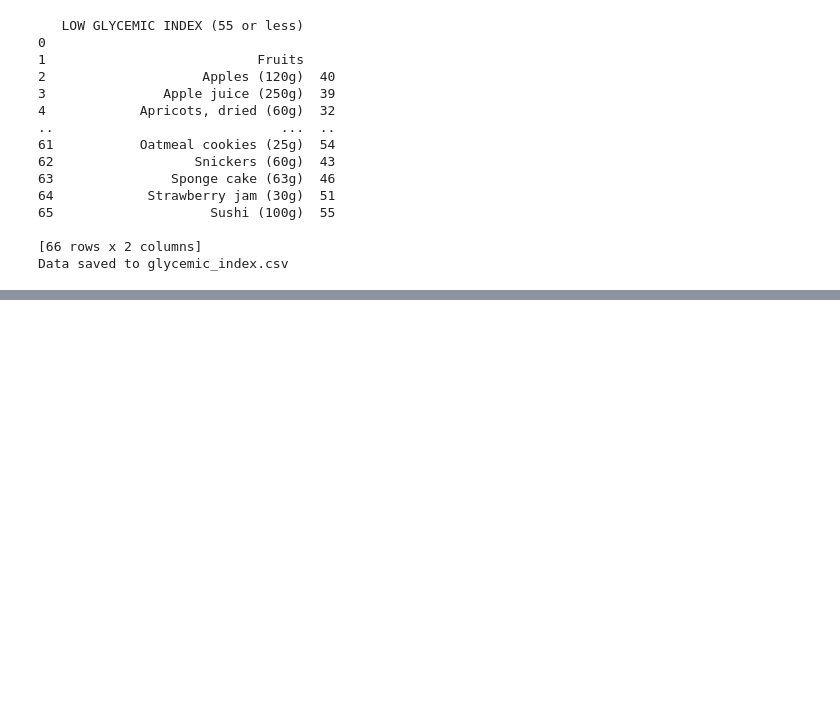
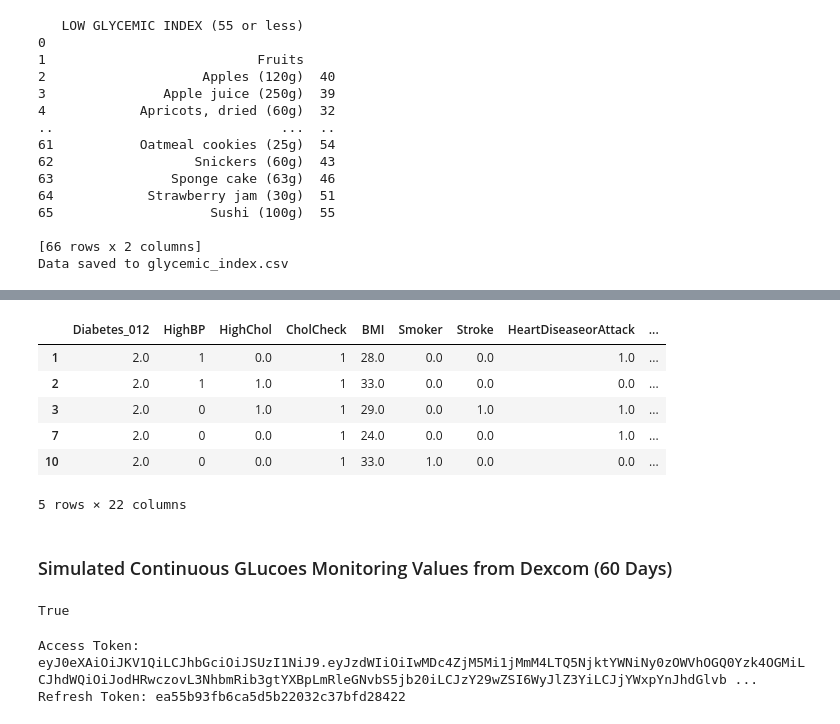
Before and after one commit to lvandine44/MADS-Capstone, a Jupyter notebook: 1-Data Preparation.ipynb, the cells around one changed output, grey strips where cells are left out. Saved outputs shown, nothing was run; the diff lists cells and outputs as text; code cells hidden in the pictures; blank space fills up the shorter version.

```diff
--- a/1-Data Preparation.ipynb
+++ b/1-Data Preparation.ipynb
@@ -374,0 +405,13 @@ Data saved to glycemic_index.csv
+# %%
+# Overwrite original df
+patient = patient[patient['Diabetes_012'] == 2]
+
+patient.head()
+# %% [output]
+|  | Diabetes_012 | HighBP | HighChol | CholCheck | BMI | Smoker | Stroke | HeartDiseaseorAttack | ... |
+| 1 | 2.0 | 1 | 0.0 | 1 | 28.0 | 0.0 | 0.0 | 1.0 | ... |
+| 2 | 2.0 | 1 | 1.0 | 1 | 33.0 | 0.0 | 0.0 | 0.0 | ... |
+| 3 | 2.0 | 0 | 1.0 | 1 | 29.0 | 0.0 | 1.0 | 1.0 | ... |
+| 7 | 2.0 | 0 | 0.0 | 1 | 24.0 | 0.0 | 0.0 | 1.0 | ... |
+| 10 | 2.0 | 0 | 0.0 | 1 | 33.0 | 1.0 | 0.0 | 0.0 | ... |
+5 rows × 22 columns
@@ -374,0 +422,54 @@ Data saved to glycemic_index.csv
+# %% [markdown]
+### Simulated Continuous GLucoes Monitoring Values from Dexcom (60 Days)
+# %%
+# Replace with your actual values
+client_id = 'PiBbJDkfUhd1G5C5wS4gaaYg8Mvbw6f1'
+redirect_uri = 'http://localhost:8000/callback'
+scope = 'offline_access'
+
+# Dexcom's authorization endpoint
+auth_url = (
+    f"https://sandbox-api.dexcom.com/v2/oauth2/login?client_id={client_id}"
+    f"&redirect_uri={redirect_uri}&response_type=code&scope={scope}"
+)
+
+# Open the authorization URL in the user's web browser
+webbrowser.open(auth_url)
+# %% [output]
+True
+# %%
+client_id = 'PiBbJDkfUhd1G5C5wS4gaaYg8Mvbw6f1'
+client_secret = 'g5FJFc19UZ5Eo1Xo'
+authorization_code = '533d33c28705a6c8f06c2a3fde87da30'
+redirect_uri = 'http://localhost:8000/callback'
+
+# Token request endpoint
+token_url = "https://sandbox-api.dexcom.com/v2/oauth2/token"
+
+# Request payload
+data = {
+    'client_id': client_id,
+    'client_secret': client_secret,
+    'code': authorization_code,
+    'redirect_uri': redirect_uri,
+    'grant_type': 'authorization_code'
+}
+
+# Request headers
+headers = {'Content-Type': 'application/x-www-form-urlencoded'}
+
+# Request access token
+response = requests.post(token_url, headers=headers, data=data)
+
+# Check the response and extract the access token
+if response.status_code == 200:
+    tokens = response.json()
+    access_token = tokens['access_token']
+    refresh_token = tokens['refresh_token']
+    print("Access Token:", access_token)
+    print("Refresh Token:", refresh_token)
+else:
+    print("Failed to get access token:", response.json())
+# %% [output]
+Access Token: eyJ0eXAiOiJKV1QiLCJhbGciOiJSUzI1NiJ9.eyJzdWIiOiIwMDc4ZjM5Mi1jMmM4LTQ5NjktYWNiNy0zOWVhOGQ0Yzk4OGMiLCJhdWQiOiJodHRwczovL3NhbmRib3gtYXBpLmRleGNvbS5jb20iLCJzY29wZSI6WyJlZ3YiLCJjYWxpYnJhdGlvb ...
+Refresh Token: ea55b93fb6ca5d5b22032c37bfd28422
```
Also changed, not shown: parts of 10 cells of this notebook.
